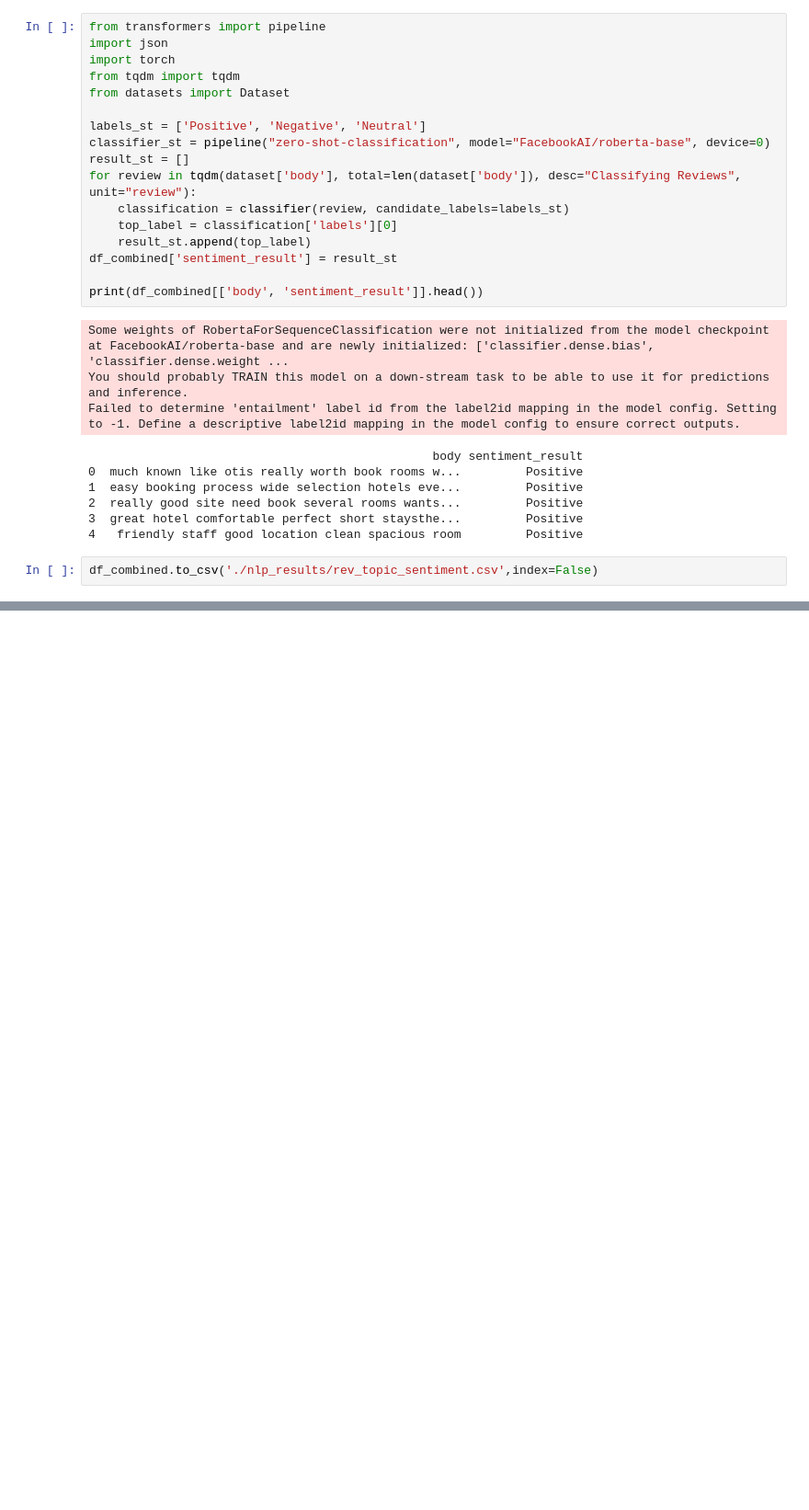
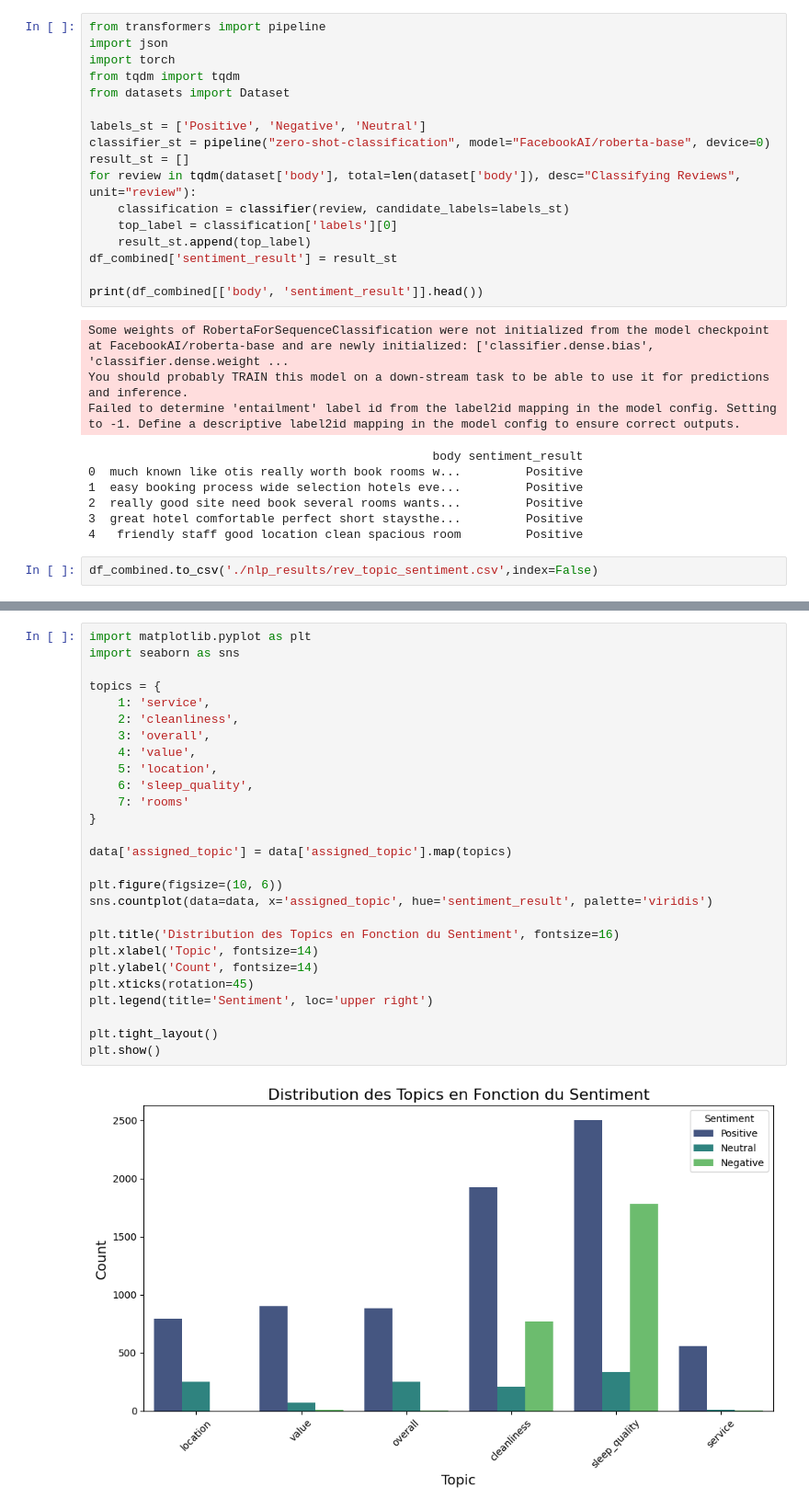
Before and after one commit to guillaumeesilv/Webscraping_project, a Jupyter notebook: classification.ipynb, the cells around one changed output, grey strips where cells are left out. Shown at 92% size. Cells and saved outputs as stored; diff of their text form; blank space fills up the shorter version.

```diff
--- a/classification.ipynb
+++ b/classification.ipynb
@@ -292,0 +621,29 @@ df_combined.to_csv('./nlp_results/rev_topic_sentiment.csv',index=False)
+# %%
+import matplotlib.pyplot as plt
+import seaborn as sns
+
+topics = {
+    1: 'service',
+    2: 'cleanliness',
+    3: 'overall',
+    4: 'value',
+    5: 'location',
+    6: 'sleep_quality',
+    7: 'rooms'
+}
+
+data['assigned_topic'] = data['assigned_topic'].map(topics)
+
+plt.figure(figsize=(10, 6))
+sns.countplot(data=data, x='assigned_topic', hue='sentiment_result', palette='viridis')
+
+plt.title('Distribution des Topics en Fonction du Sentiment', fontsize=16)
+plt.xlabel('Topic', fontsize=14)
+plt.ylabel('Count', fontsize=14)
+plt.xticks(rotation=45)
+plt.legend(title='Sentiment', loc='upper right')
+
+plt.tight_layout()
+plt.show()
+# %% [output]
+[figure, added]
```
Also changed, not shown: parts of 34 cells of this notebook, 9 other files.
